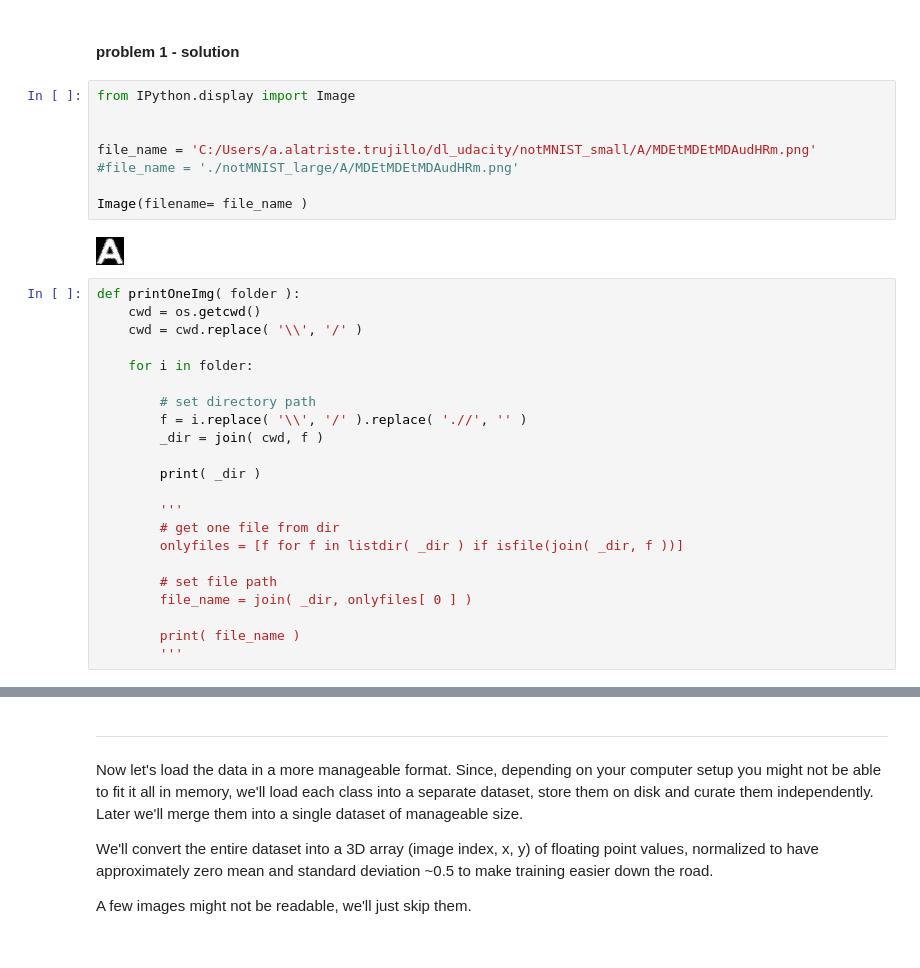
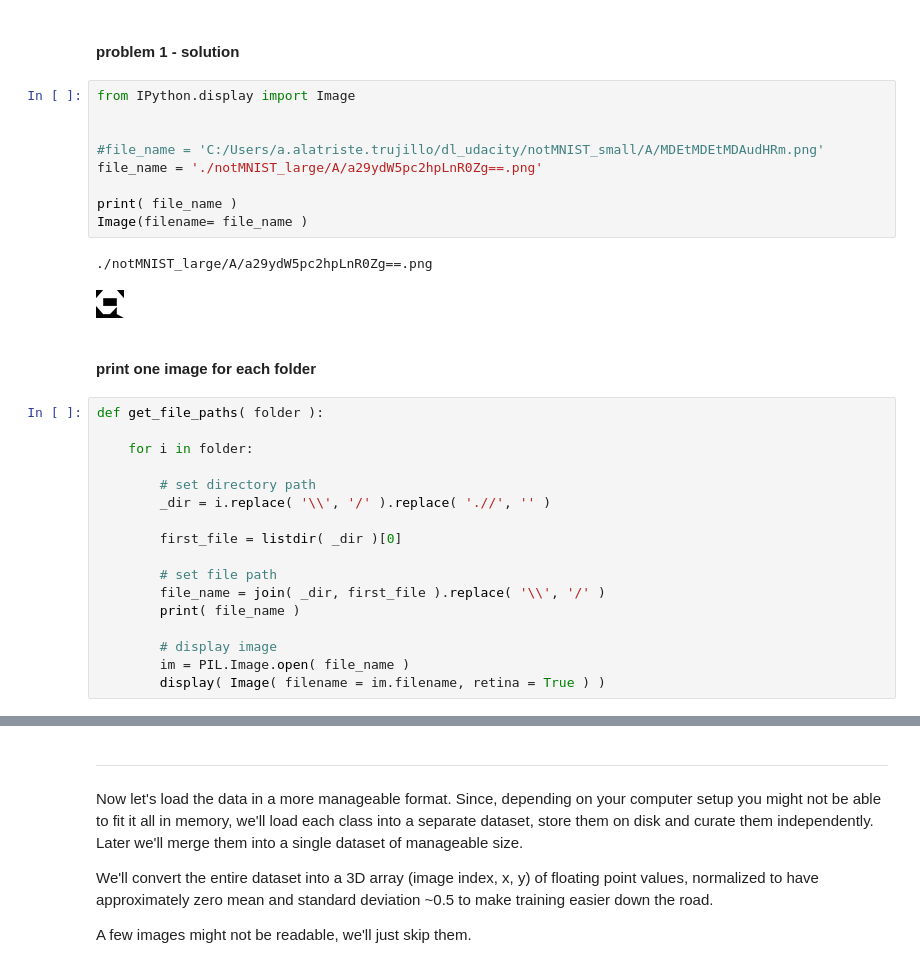
Before and after one commit to patadadeburro/deep_learning_uda730, a Jupyter notebook: assignement_1.ipynb, the cells around one changed output, grey strips where cells are left out. Drawn from its saved outputs; the diff is of its cells as text.

```diff
--- a/assignement_1.ipynb
+++ b/assignement_1.ipynb
@@ -226,32 +227,31 @@ Let's take a peek at some of the data to make sure it looks sensible. Each exemp
 # %%
 from IPython.display import Image
 
 
-file_name = 'C:/Users/a.alatriste.trujillo/dl_udacity/notMNIST_small/A/MDEtMDEtMDAudHRm.png'
-#file_name = './notMNIST_large/A/MDEtMDEtMDAudHRm.png'
+#file_name = 'C:/Users/a.alatriste.trujillo/dl_udacity/notMNIST_small/A/MDEtMDEtMDAudHRm.png'
+file_name = './notMNIST_large/A/a29ydW5pc2hpLnR0Zg==.png'
 
+print( file_name )
 Image(filename= file_name )
 # %% [output]
+./notMNIST_large/A/a29ydW5pc2hpLnR0Zg==.png
-[figure, old version]
+[figure, new version]
+# %% [markdown]
+#### print one image for each folder
 # %%
-def printOneImg( folder ):
-    cwd = os.getcwd()
-    cwd = cwd.replace( '\\', '/' )
+def get_file_paths( folder ):
 
     for i in folder:
 
         # set directory path
-        f = i.replace( '\\', '/' ).replace( './/', '' )
-        _dir = join( cwd, f )
+        _dir = i.replace( '\\', '/' ).replace( './/', '' )
 
-        print( _dir )
-
-        '''
-        # get one file from dir
-        onlyfiles = [f for f in listdir( _dir ) if isfile(join( _dir, f ))]
+        first_file = listdir( _dir )[0]
 
         # set file path
-        file_name = join( _dir, onlyfiles[ 0 ] )
+        file_name = join( _dir, first_file ).replace( '\\', '/' )
+        print( file_name )
 
-        print( file_name )
-        '''
+        # display image
+        im = PIL.Image.open( file_name )
+        display( Image( filename = im.filename, retina = True ) )
```
Also changed, not shown: parts of 9 cells of this notebook.
